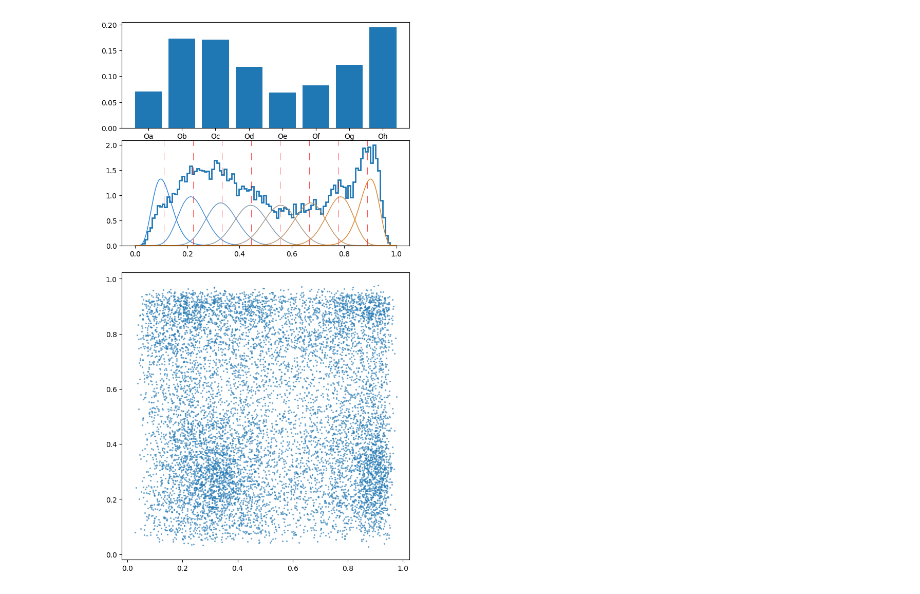
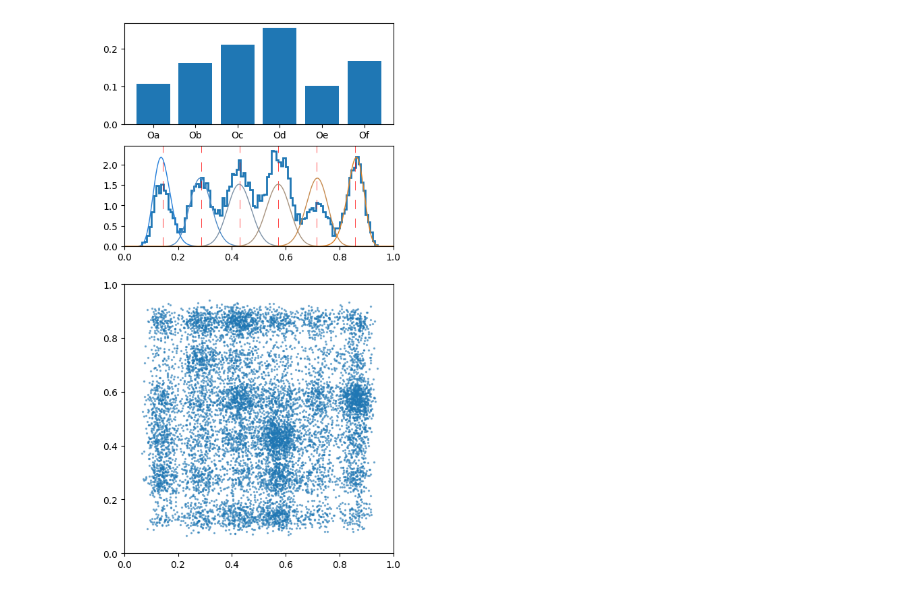
Before and after one commit to ctmht/continuous_ooms, a Jupyter notebook: notebooks/continuous_ooms_tests.ipynb, the cells around one changed output. Drawn from its saved outputs; the diff is of its cells as text; code cells hidden in the pictures.

```diff
--- a/notebooks/continuous_ooms_tests.ipynb
+++ b/notebooks/continuous_ooms_tests.ipynb
@@ -28,8 +28,8 @@ from IPython import display
 # %%
 membership_fns = []
 
-n_obs = 8
-arg_sum = 64
+n_obs = 6
+arg_sum = 128
 
 for idx in range(1, n_obs + 1):
     offset = arg_sum / 2 * (n_obs + 1 - 2*idx) / (n_obs + 1)
@@ -39,7 +39,7 @@ for idx in range(1, n_obs + 1):
     pdf = sp.stats.beta(a = athis, b = bthis, loc = 0, scale = 1)
     membership_fns.append(pdf)
 # %%
-alphabet_size = 8
+alphabet_size = n_obs
 dimension = 10
 sparsity = 0.9
 
@@ -80,59 +171,10 @@ plt.show()
 # %%
-fig, axs = plt.subplots(3, 1, figsize = (6, 11), sharex = 'row', height_ratios = [1, 1, 3])
+fig, axs = plt.subplots(3, 1, figsize = (4.5, 8.25), sharex = 'row', height_ratios = [1, 1, 3], layout = 'constrained')
 axs = axs.flatten()
 
-ser = pd.Series([obs.uid for obs in generation_disc.sequence])
-ser = ser.value_counts(normalize = True)
-ser = ser.sort_index(key = lambda x: x.str.ljust(5, 'z'))
-
-axs[0].bar(
-    x = range(1, len(ser.index) + 1),
-    height = ser
-)
-axs[0].set_xticks(
-    ticks = range(1, len(ser.index) + 1),
-    labels = list(ser.index)
-)
-
-
-axs[1].hist(
-    generation_cont.sequence,
-    bins = 100,
-    density = True,
-    histtype = 'step',
-    linewidth = 2,
-    zorder = -5,
-)
-
-support = np.linspace(0, 1, 1000)
-x_vlines = np.linspace(0, 1, (n_obs + 1) + 1, endpoint = True)[1 : -1]
-
-n_obs = len(oom_cont.observables)
-arg_sum = 64
-
-for idx, xv in zip(range(1, n_obs + 1), x_vlines):
-    axs[1].axvline(xv, color = 'r', linewidth = 0.5, linestyle = (0, (20, 20)))
-
-    offset = arg_sum / 2 * (n_obs + 1 - 2*idx) / (n_obs + 1)
-    athis = arg_sum / 2 - offset
-    bthis = arg_sum / 2 + offset
-    color = np.array([athis, arg_sum / 2, bthis])
-    color = color / np.linalg.norm(color)
-
-    pdf = oom_cont.membership_fns[idx - 1].pdf(support) / n_obs
-    axs[1].plot(support, pdf, linewidth = 1, color = color)
-
-axs[2].scatter(
-    x = generation_cont.sequence[:-1],
-    y = generation_cont.sequence[1:],
-    s = 2,
-    alpha = 0.5
-)
-axs[2].set_box_aspect(1)
-
-fig.set_layout_engine('tight', pad = 0)
+plot_sequence(axs, generation_cont, n_obs = len(oom_cont.observables))
 
 plt.show()
 # %% [output]
-[figure, old version]
+[figure, new version]
 # %%
```
Also changed, not shown: parts of 7 cells of this notebook, 9 other files.
